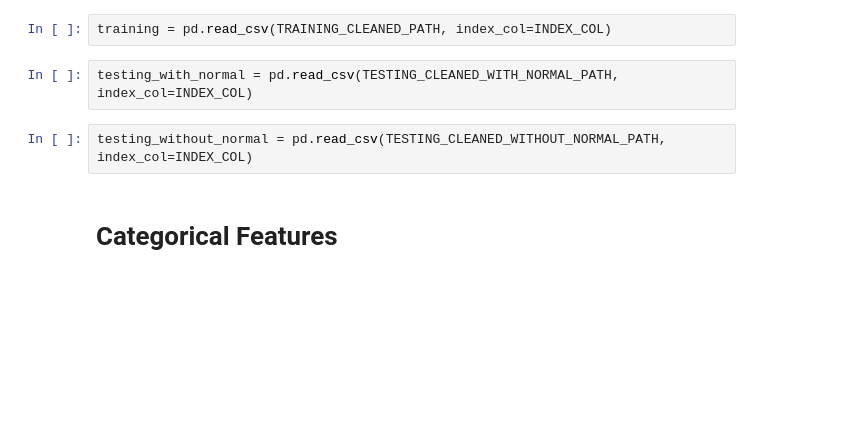
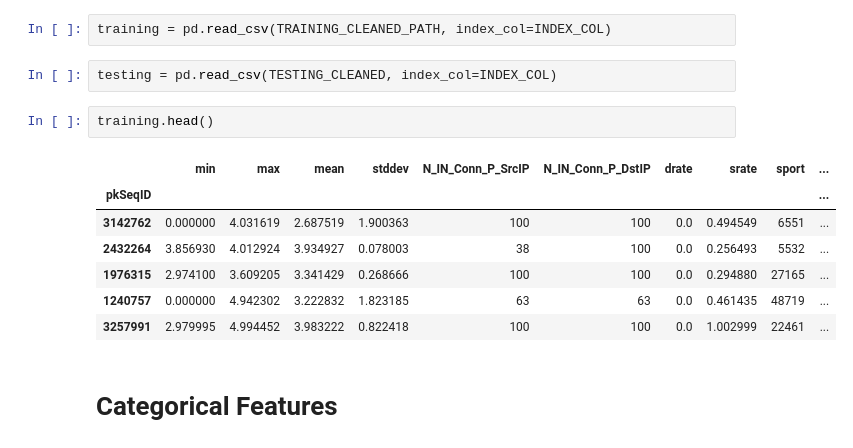
Before and after one commit to merzouka/bds.ml, a Jupyter notebook: eda/eda.ipynb, the cells around one changed output. Cells and saved outputs as stored; diff of their text form; blank space fills up the shorter version.

```diff
--- a/eda/eda.ipynb
+++ b/eda/eda.ipynb
@@ -374,9 +448,17 @@ tmp.to_csv(TESTING_CLEANED_WITHOUT_NORMAL_PATH, index=False)
 # %%
 training = pd.read_csv(TRAINING_CLEANED_PATH, index_col=INDEX_COL)
 # %%
-testing_with_normal = pd.read_csv(TESTING_CLEANED_WITH_NORMAL_PATH, index_col=INDEX_COL)
+testing = pd.read_csv(TESTING_CLEANED, index_col=INDEX_COL)
-# %%
-testing_without_normal = pd.read_csv(TESTING_CLEANED_WITHOUT_NORMAL_PATH, index_col=INDEX_COL)
+# %%
+training.head()
+# %% [output]
+|  | min | max | mean | stddev | N_IN_Conn_P_SrcIP | N_IN_Conn_P_DstIP | drate | srate | sport | ... |
+| pkSeqID |  |  |  |  |  |  |  |  |  | ... |
+| 3142762 | 0.000000 | 4.031619 | 2.687519 | 1.900363 | 100 | 100 | 0.0 | 0.494549 | 6551 | ... |
+| 2432264 | 3.856930 | 4.012924 | 3.934927 | 0.078003 | 38 | 100 | 0.0 | 0.256493 | 5532 | ... |
+| 1976315 | 2.974100 | 3.609205 | 3.341429 | 0.268666 | 100 | 100 | 0.0 | 0.294880 | 27165 | ... |
+| 1240757 | 0.000000 | 4.942302 | 3.222832 | 1.823185 | 63 | 63 | 0.0 | 0.461435 | 48719 | ... |
+| 3257991 | 2.979995 | 4.994452 | 3.983222 | 0.822418 | 100 | 100 | 0.0 | 1.002999 | 22461 | ... |
 # %% [markdown]
 # Categorical Features
 # %% [markdown]
```
Also changed, not shown: parts of 24 cells of this notebook.
